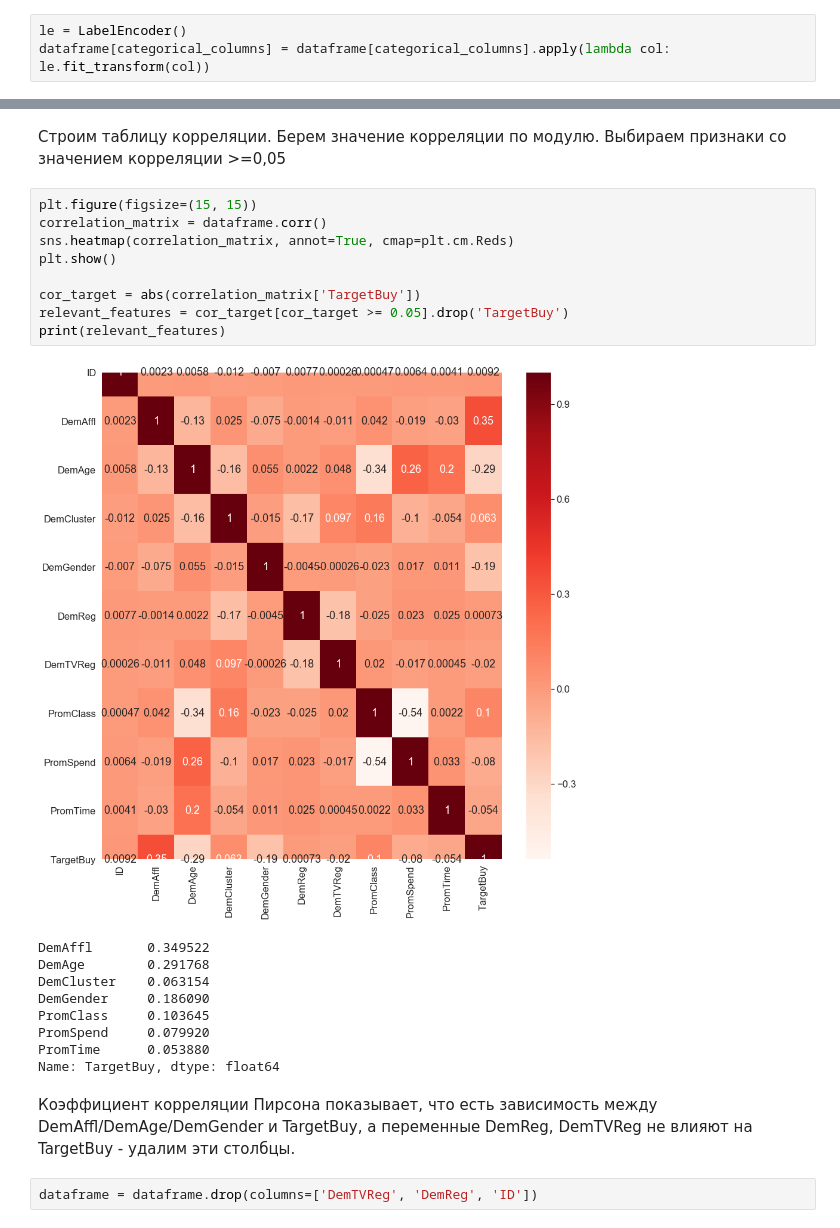
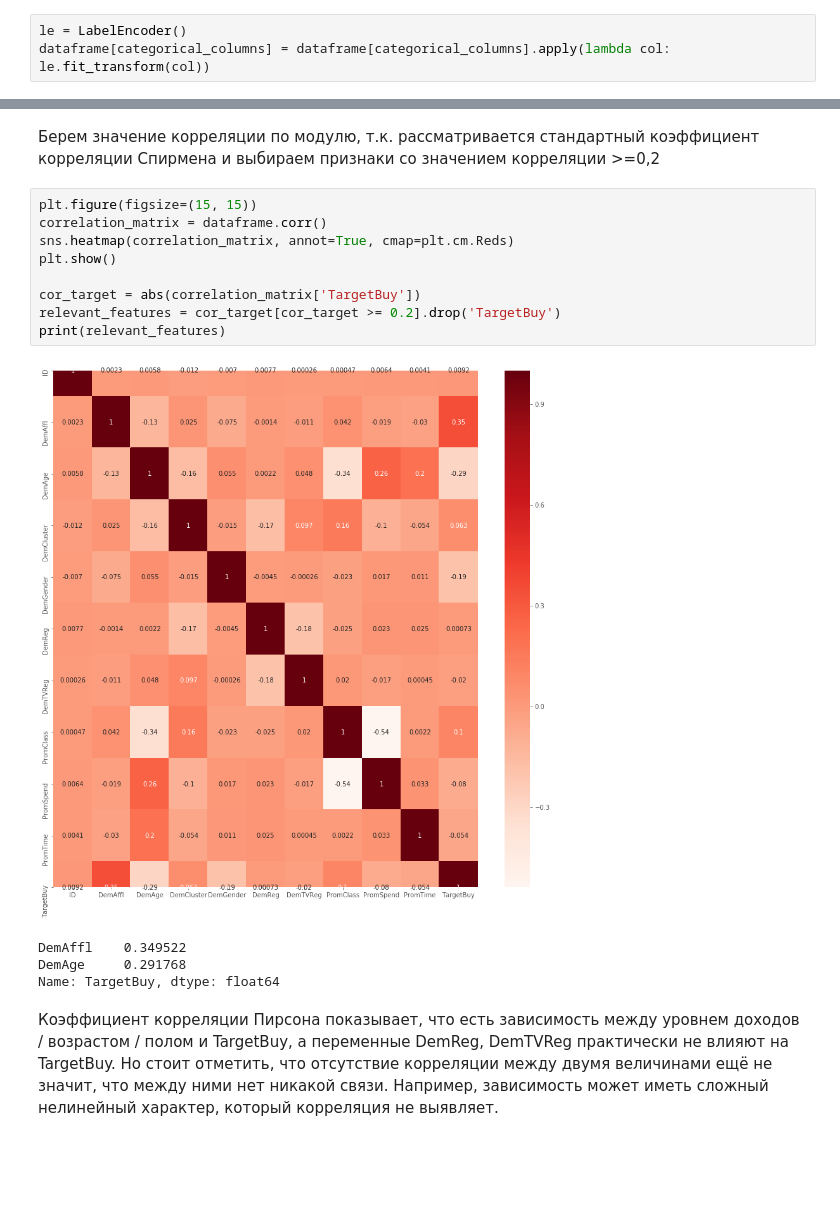
Before and after one commit to alsu124/DA, a Jupyter notebook: Organics.ipynb, the cells around one changed output, grey strips where cells are left out. Cells and saved outputs as stored; diff of their text form; blank space fills up the shorter version.

```diff
--- a/Organics.ipynb
+++ b/Organics.ipynb
@@ -149,28 +126,21 @@ print("Процент не купивших:",Perc_Of_Not_Buy*100)
 # %% [markdown]
-Строим таблицу корреляции. Берем значение корреляции по модулю. Выбираем признаки сo значением корреляции >=0,05
+Берем значение корреляции по модулю, т.к. рассматривается стандартный коэффициент корреляции Спирмена и выбираем признаки сo значением корреляции >=0,2
 # %%
 plt.figure(figsize=(15, 15))
 correlation_matrix = dataframe.corr()
 sns.heatmap(correlation_matrix, annot=True, cmap=plt.cm.Reds)
 plt.show()
 
 cor_target = abs(correlation_matrix['TargetBuy'])
-relevant_features = cor_target[cor_target >= 0.05].drop('TargetBuy')
+relevant_features = cor_target[cor_target >= 0.2].drop('TargetBuy')
 print(relevant_features)
 # %% [output]
-[figure, old version]
+[figure, new version]
-DemAffl       0.349522
-DemAge        0.291768
-DemCluster    0.063154
-DemGender     0.186090
-PromClass     0.103645
-PromSpend     0.079920
-PromTime      0.053880
+DemAffl    0.349522
+DemAge     0.291768
 Name: TargetBuy, dtype: float64
 # %% [markdown]
-Коэффициент корреляции Пирсона показывает, что есть зависимость между DemAffl/DemAge/DemGender и TargetBuy, а переменные DemReg, DemTVReg не влияют на TargetBuy - удалим эти столбцы.
+Коэффициент корреляции Пирсона показывает, что есть зависимость между уровнем доходов / возрастом / полом и TargetBuy, а переменные DemReg, DemTVReg практически не влияют на TargetBuy. Но стоит отметить, что отсутствие корреляции между двумя величинами ещё не значит, что между ними нет никакой связи. Например, зависимость может иметь сложный нелинейный характер, который корреляция не выявляет.
-# %%
-dataframe = dataframe.drop(columns=['DemTVReg', 'DemReg', 'ID'])
 # %%
 dataframe.info()
 # %% [output]
```
Also changed, not shown: parts of 62 cells of this notebook.
